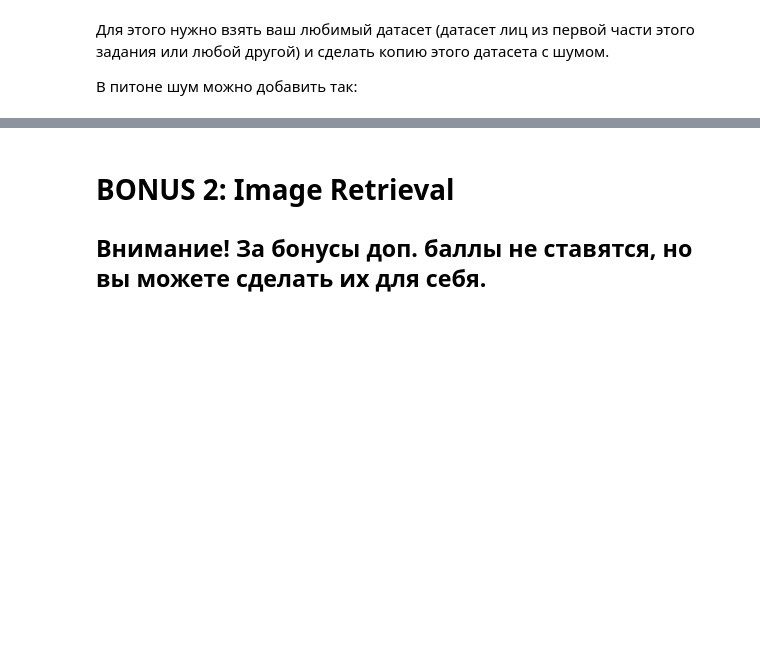
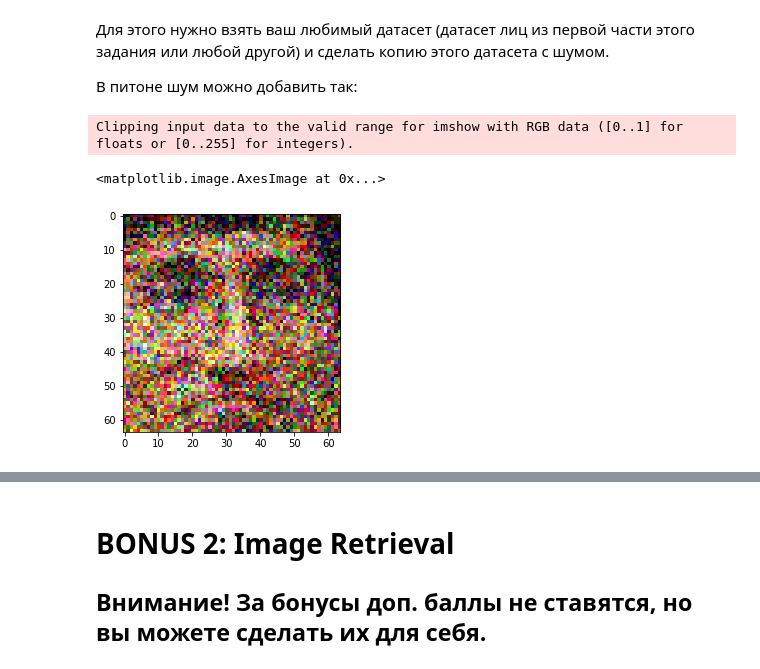
Before and after one commit to iptkachev/dls_part1, a Jupyter notebook: [hw]autoencoders.ipynb, the cells around one changed output, grey strips where cells are left out. Drawn from its saved outputs; the diff is of its cells as text; code cells hidden in the pictures; blank space fills up the shorter version.

```diff
--- a/[hw]autoencoders.ipynb
+++ b/[hw]autoencoders.ipynb
@@ -760,6 +762,3 @@ plot_tsne_mnist(tsne)
 Для этого нужно взять ваш любимый датасет (датасет лиц из первой части этого задания или любой другой) и сделать копию этого датасета с шумом.
 
 В питоне шум можно добавить так:
-# %%
-noise_factor = 0.5
-X_noisy = X + noise_factor * np.random.normal(loc=0.0, scale=1.0, size=X.shape)
@@ -769,0 +765,27 @@ X_noisy = X + noise_factor * np.random.normal(loc=0.0, scale=1.0, size=X.shape)
+# %%
+def collate_fn(batch):
+  noise_factor = 0.3
+  noised_batch = []
+  for item in batch:
+    item = item + noise_factor * np.random.normal(loc=0.0, scale=1.0, size=item.shape)
+    noised_batch.append(item)
+  return torch.permute(torch.FloatTensor(noised_batch), (0, 3, 1, 2)), torch.permute(torch.FloatTensor(batch), (0, 3, 1, 2))
+# %%
+val_share = 0.3
+
+train, val = data_utils.random_split(data, [int((1 - val_share) * len(data)) + 1, int(val_share * len(data))])
+
+train = data_utils.DataLoader(train, batch_size=32, shuffle=True, collate_fn=collate_fn)
+val = data_utils.DataLoader(val, batch_size=32, shuffle=False, collate_fn=collate_fn)
+
+dataloaders = {
+    "train": train,
+    "val": val
+}
+# %%
+train_batch = next(iter(train))
+plt.imshow(torch.permute(train_batch[0], (0,2,3,1))[5])
+# %% [output]
+Clipping input data to the valid range for imshow with RGB data ([0..1] for floats or [0..255] for integers).
+<matplotlib.image.AxesImage at 0x...>
+[figure, added]
```
Also changed, not shown: parts of 17 cells of this notebook.
